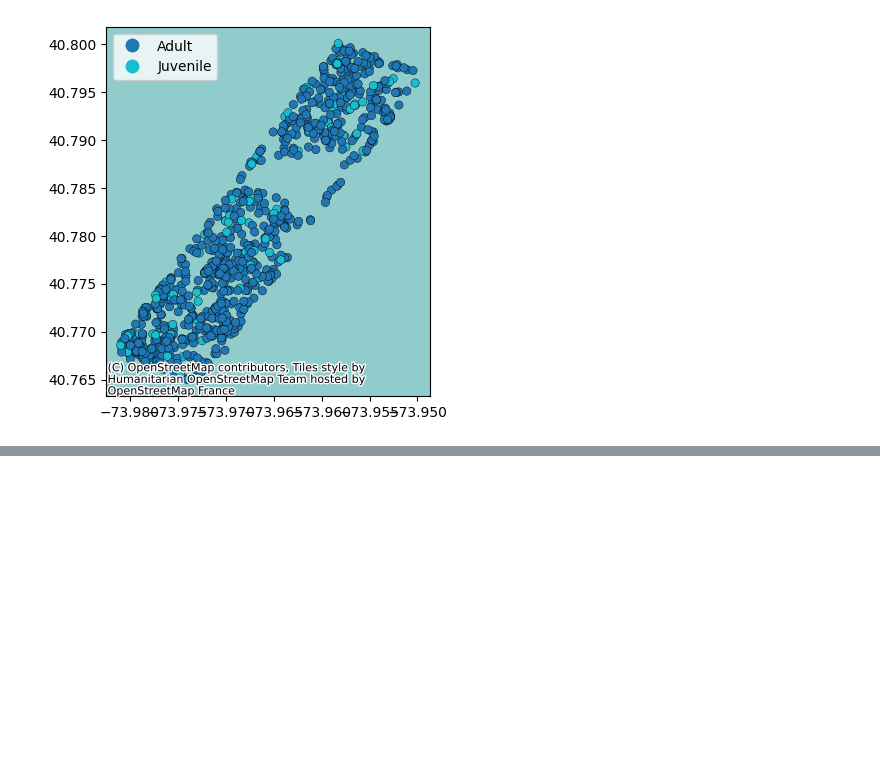
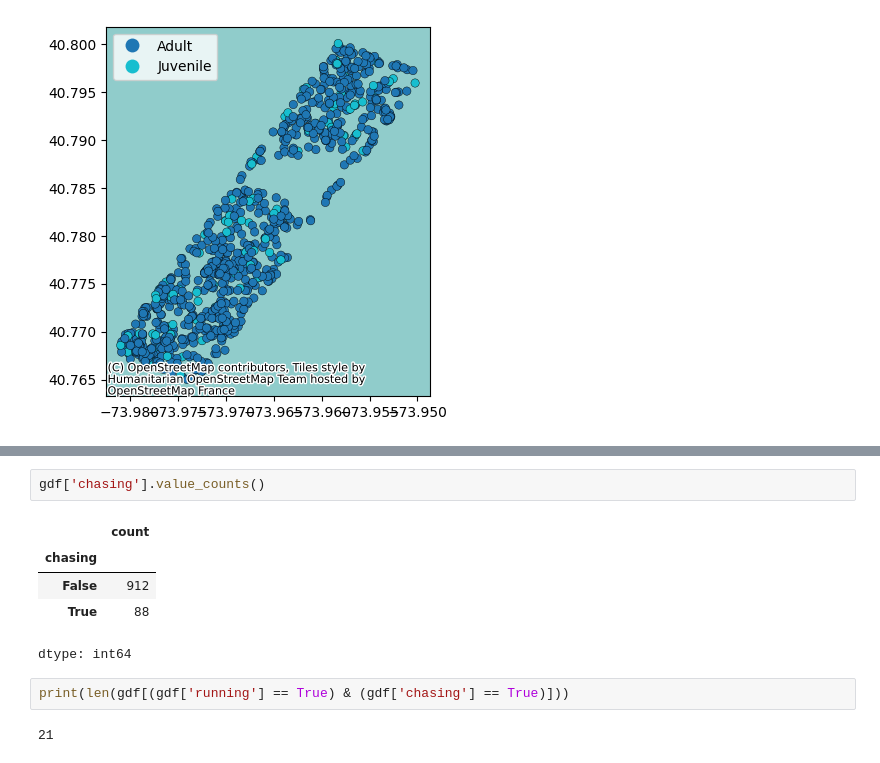
Before and after one commit to snehasri2600/Squirrel_Census_Exploration_NYC, a Jupyter notebook: DataExploration_SquirrelCensus.ipynb, the cells around one changed output, grey strips where cells are left out. Saved outputs shown, nothing was run; the diff lists cells and outputs as text; blank space fills up the shorter version.

```diff
--- a/DataExploration_SquirrelCensus.ipynb
+++ b/DataExploration_SquirrelCensus.ipynb
@@ -89,0 +115,12 @@ plt.show()
+# %%
+gdf['chasing'].value_counts()
+# %% [output]
+|  | count |
+| chasing |  |
+| False | 912 |
+| True | 88 |
+dtype: int64
+# %%
+print(len(gdf[(gdf['running'] == True) & (gdf['chasing'] == True)]))
+# %% [output]
+21
```
Also changed, not shown: parts of 5 cells of this notebook.
